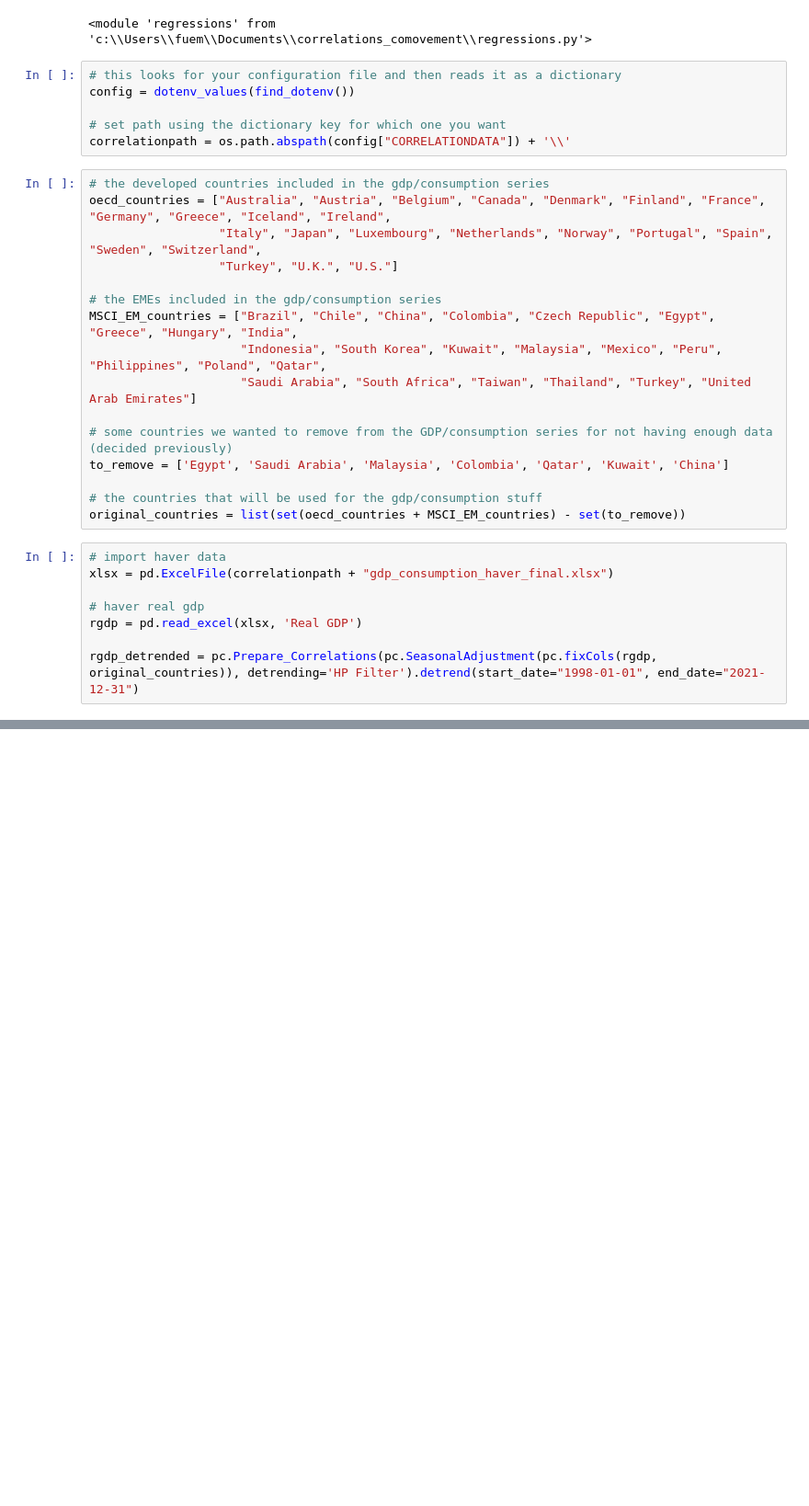
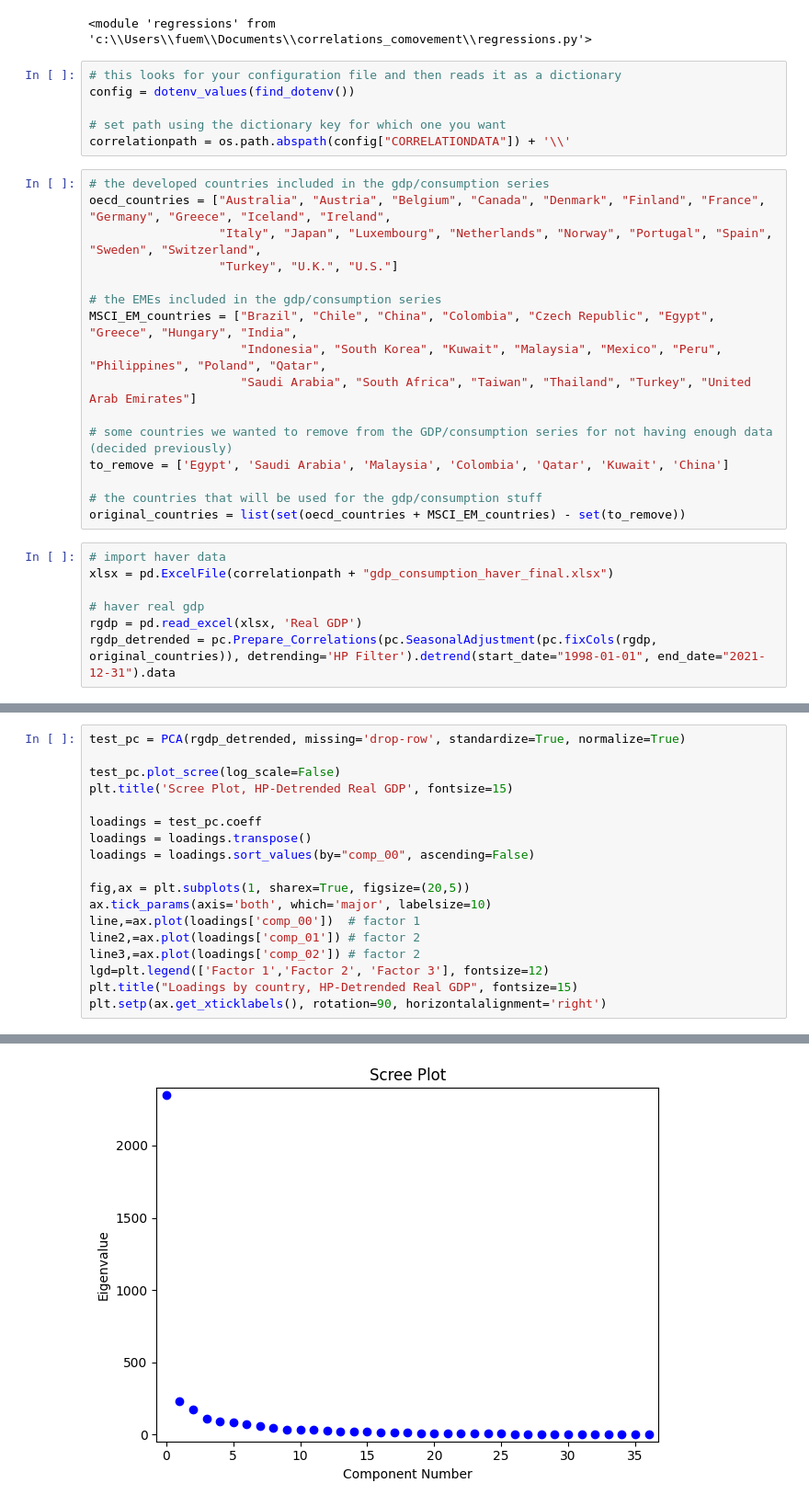
Before and after one commit to emilyfu1/correlationmodule, a Jupyter notebook: factormodelexploration.ipynb, the cells around one changed output, grey strips where cells are left out. Shown at 92% size. Drawn from its saved outputs; the diff is of its cells as text; blank space fills up the shorter version.

Commit message:
make figures

```diff
--- a/factormodelexploration.ipynb
+++ b/factormodelexploration.ipynb
@@ -50,6 +46,5 @@ xlsx = pd.ExcelFile(correlationpath + "gdp_consumption_haver_final.xlsx")
 
 # haver real gdp
 rgdp = pd.read_excel(xlsx, 'Real GDP')
-
-rgdp_detrended = pc.Prepare_Correlations(pc.SeasonalAdjustment(pc.fixCols(rgdp, original_countries)), detrending='HP Filter').detrend(start_date="1998-01-01", end_date="2021-12-31")
+rgdp_detrended = pc.Prepare_Correlations(pc.SeasonalAdjustment(pc.fixCols(rgdp, original_countries)), detrending='HP Filter').detrend(start_date="1998-01-01", end_date="2021-12-31").data
 # %% [output]
@@ -56,0 +68,19 @@ X13NotFoundError: x12a and x13as not found on path. Give the path, put them on P
+# %%
+test_pc = PCA(rgdp_detrended, missing='drop-row', standardize=True, normalize=True)
+
+test_pc.plot_scree(log_scale=False)
+plt.title('Scree Plot, HP-Detrended Real GDP', fontsize=15)
+
+loadings = test_pc.coeff
+loadings = loadings.transpose()
+loadings = loadings.sort_values(by="comp_00", ascending=False)
+
+fig,ax = plt.subplots(1, sharex=True, figsize=(20,5))
+ax.tick_params(axis='both', which='major', labelsize=10)
+line,=ax.plot(loadings['comp_00'])  # factor 1
+line2,=ax.plot(loadings['comp_01']) # factor 2
+line3,=ax.plot(loadings['comp_02']) # factor 2
+lgd=plt.legend(['Factor 1','Factor 2', 'Factor 3'], fontsize=12)
+plt.title("Loadings by country, HP-Detrended Real GDP", fontsize=15)
+plt.setp(ax.get_xticklabels(), rotation=90, horizontalalignment='right')
+# %% [output]
@@ -56,0 +104 @@ X13NotFoundError: x12a and x13as not found on path. Give the path, put them on P
+[figure, added]
```
Also changed, not shown: parts of 8 cells of this notebook.
